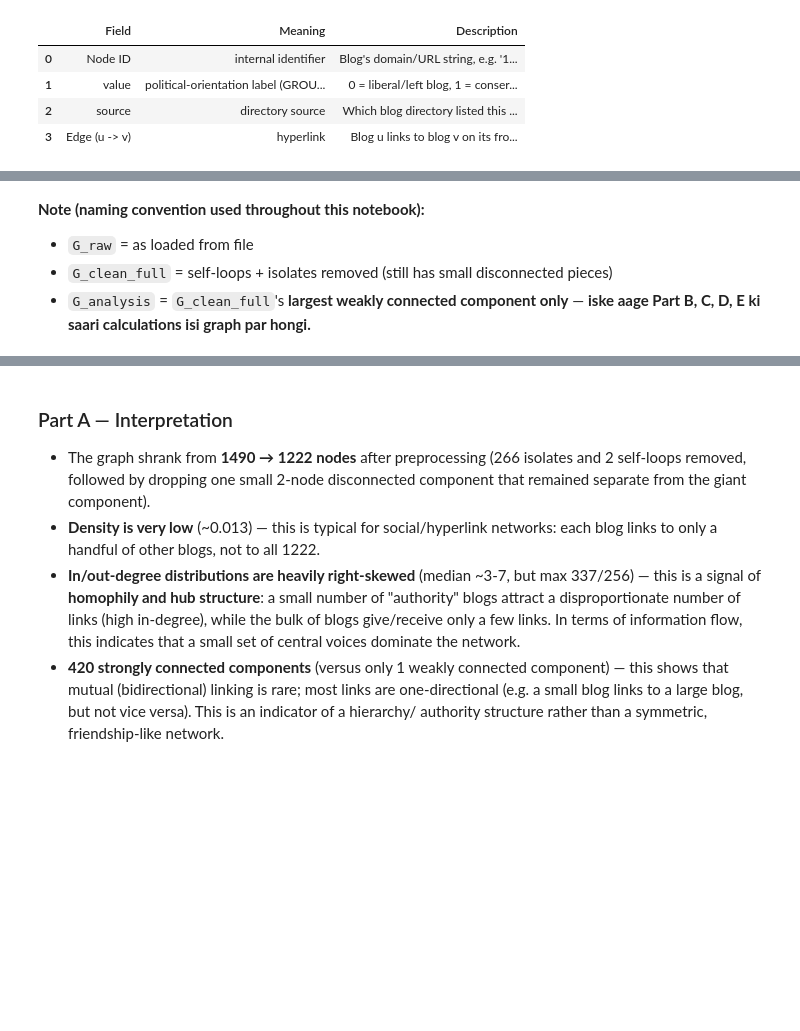
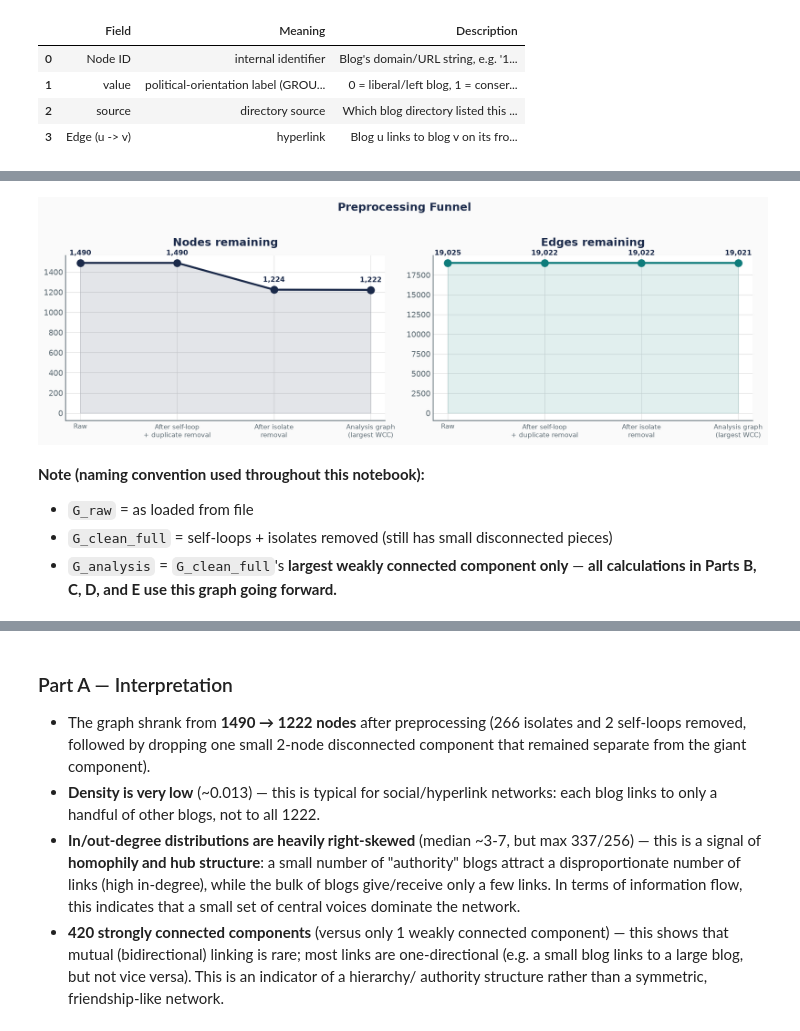
Before and after one commit to MAhmadThaheem/sntp_assignment1_polblogs, a Jupyter notebook: SNTP_Assignment01_Master.ipynb, the cells around one changed output, grey strips where cells are left out. Drawn from its saved outputs; the diff is of its cells as text; code cells hidden in the pictures; blank space fills up the shorter version.

```diff
--- a/SNTP_Assignment01_Master.ipynb
+++ b/SNTP_Assignment01_Master.ipynb
@@ -201,10 +332,37 @@ analysis_graph_edges                              19013
 dtype: int64
+# %%
+# ---- A.4 visual: preprocessing funnel (nodes & edges shrinking at each stage) ----
+stages = ["Raw", "After self-loop\n+ duplicate removal", "After isolate\nremoval", "Analysis graph\n(largest WCC)"]
+node_counts = [log["before_nodes"], G1.number_of_nodes(), log["after_full_clean_nodes"], log["analysis_graph_nodes"]]
+edge_counts = [log["before_edges"], G1.number_of_edges(), log["after_full_clean_edges"], log["analysis_graph_edges"]]
+
+fig, axes = plt.subplots(1, 2, figsize=(13, 4.2))
+for ax, counts, title, color in zip(axes, [node_counts, edge_counts],
+                                     ["Nodes remaining", "Edges remaining"],
+                                     [PALETTE["navy"], PALETTE["teal"]]):
+    ax.plot(stages, counts, marker="o", markersize=9, linewidth=2.5, color=color)
+    ax.fill_between(range(len(stages)), counts, alpha=0.12, color=color)
+    for i, v in enumerate(counts):
+        ax.annotate(f"{v:,}", (i, v), textcoords="offset points", xytext=(0, 10),
+                    ha="center", fontsize=9, fontweight="bold", color=PALETTE["navy"])
+    ax.set_title(title, pad=12)
+    ax.set_xticks(range(len(stages)))
+    ax.set_xticklabels(stages, fontsize=8.5)
+    for spine in ["top", "right"]:
+        ax.spines[spine].set_visible(False)
+
+fig.suptitle("Preprocessing Funnel", fontsize=14, fontweight="bold", color=PALETTE["navy"], y=1.03)
+plt.tight_layout()
+plt.savefig("outputs/figures/preprocessing_funnel.png", dpi=160, bbox_inches="tight")
+plt.show()
+# %% [output]
+[figure, added]
 # %% [markdown]
 **Note (naming convention used throughout this notebook):**
 - `G_raw` = as loaded from file
 - `G_clean_full` = self-loops + isolates removed (still has small disconnected pieces)
 - `G_analysis` = `G_clean_full`'s **largest weakly connected component only** —
-  **iske aage Part B, C, D, E ki saari calculations isi graph par hongi.**
+  **all calculations in Parts B, C, D, and E use this graph going forward.**
 # %%
 # ---- A.5: Graph statistics on the ANALYSIS graph ----
 n = G_analysis.number_of_nodes()
```
Also changed, not shown: parts of 17 cells of this notebook, 7 other files.
